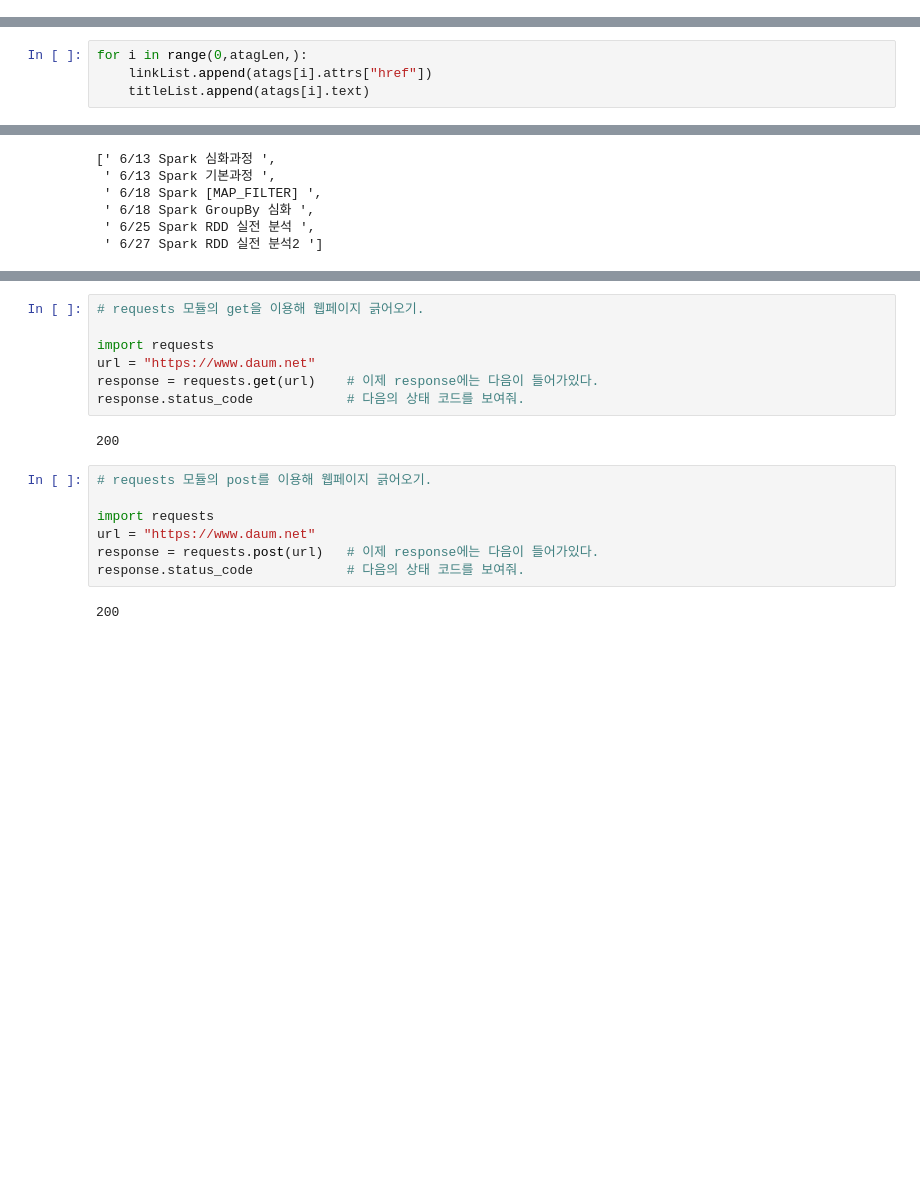
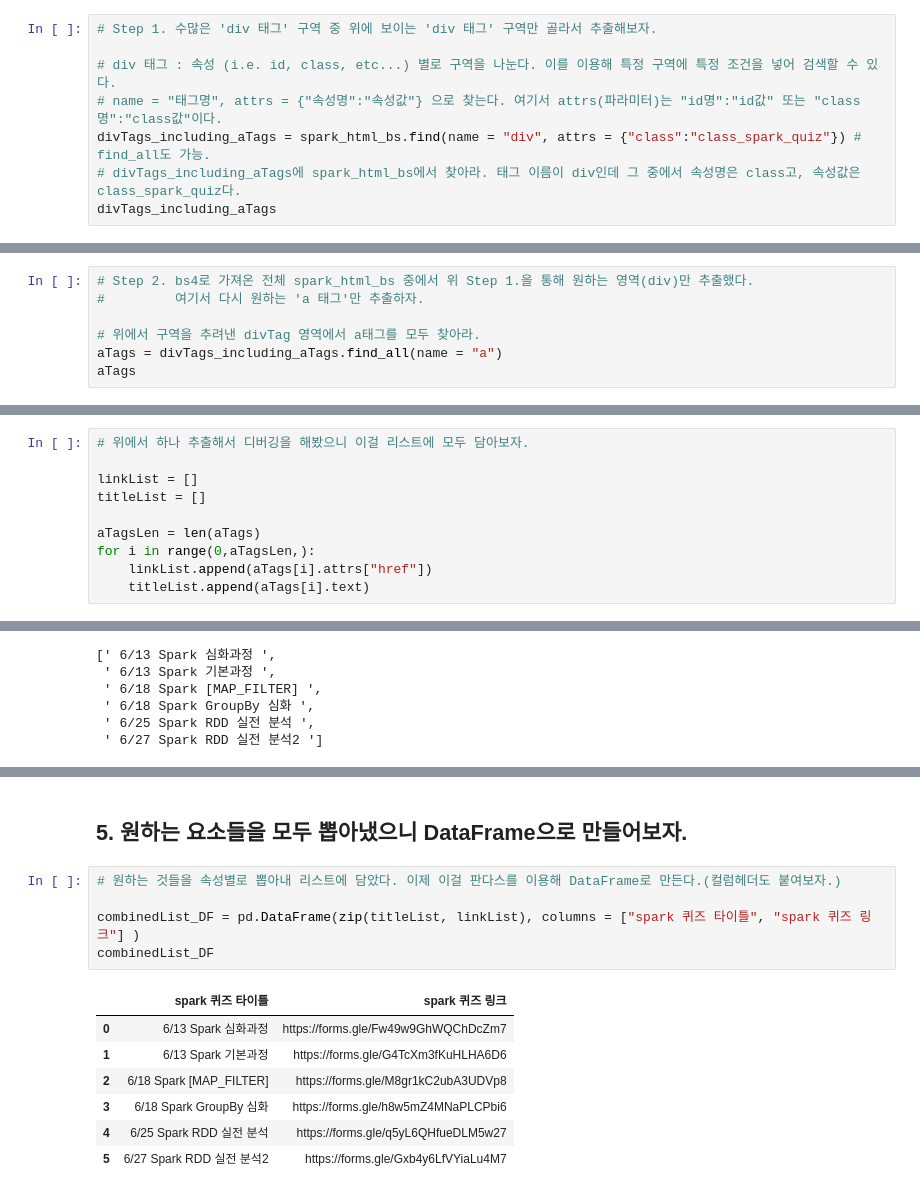
Before and after one commit to sbpark88/Python_Study, a Jupyter notebook: lecture/Study 4.13.ipynb, the cells around one changed output, grey strips where cells are left out. Saved outputs shown, nothing was run; the diff lists cells and outputs as text; blank space fills up the shorter version.

```diff
--- a/lecture/Study 4.13.ipynb
+++ b/lecture/Study 4.13.ipynb
@@ -318,0 +340,8 @@ print(atags[0],"\n",atags[2],"\n",atags[5])
+# %%
+# Step 1. 수많은 'div 태그' 구역 중 위에 보이는 'div 태그' 구역만 골라서 추출해보자.
+
+# div 태그 : 속성 (i.e. id, class, etc...) 별로 구역을 나눈다. 이를 이용해 특정 구역에 특정 조건을 넣어 검색할 수 있다.
+# name = "태그명", attrs = {"속성명":"속성값"} 으로 찾는다. 여기서 attrs(파라미터)는 "id명":"id값" 또는 "class명":"class값"이다.
+divTags_including_aTags = spark_html_bs.find(name = "div", attrs = {"class":"class_spark_quiz"}) # find_all도 가능.
+# divTags_including_aTags에 spark_html_bs에서 찾아라. 태그 이름이 div인데 그 중에서 속성명은 class고, 속성값은 class_spark_quiz다.
+divTags_including_aTags
@@ -318,0 +415,7 @@ print(atags[0],"\n",atags[2],"\n",atags[5])
+# %%
+# Step 2. bs4로 가져온 전체 spark_html_bs 중에서 위 Step 1.을 통해 원하는 영역(div)만 추출했다.
+#         여기서 다시 원하는 'a 태그'만 추출하자.
+
+# 위에서 구역을 추려낸 divTag 영역에서 a태그를 모두 찾아라.
+aTags = divTags_including_aTags.find_all(name = "a")
+aTags
@@ -335,7 +471,13 @@ atagLen = len(atags)
 # %%
-for i in range(0,atagLen,):
-    linkList.append(atags[i].attrs["href"])
-    titleList.append(atags[i].text)
+# 위에서 하나 추출해서 디버깅을 해봤으니 이걸 리스트에 모두 담아보자.
+
+linkList = []
+titleList = []
+
+aTagsLen = len(aTags)
+for i in range(0,aTagsLen,):
+    linkList.append(aTags[i].attrs["href"])
+    titleList.append(aTags[i].text)
 # %%
 linkList
 # %% [output]
@@ -458,18 +499,15 @@ rowList_DF
-# %%
-# requests 모듈의 get을 이용해 웹페이지 긁어오기.
-
-import requests
-url = "https://www.daum.net"
-response = requests.get(url)    # 이제 response에는 다음이 들어가있다.
-response.status_code            # 다음의 상태 코드를 보여줘.
-# %% [output]
-200
-# %%
-# requests 모듈의 post를 이용해 웹페이지 긁어오기.
-
-import requests
-url = "https://www.daum.net"
-response = requests.post(url)   # 이제 response에는 다음이 들어가있다.
-response.status_code            # 다음의 상태 코드를 보여줘.
-# %% [output]
-200
+# %% [markdown]
+## 5. 원하는 요소들을 모두 뽑아냈으니 DataFrame으로 만들어보자.
+# %%
+# 원하는 것들을 속성별로 뽑아내 리스트에 담았다. 이제 이걸 판다스를 이용해 DataFrame로 만든다.(컬럼헤더도 붙여보자.)
+
+combinedList_DF = pd.DataFrame(zip(titleList, linkList), columns = ["spark 퀴즈 타이틀", "spark 퀴즈 링크"] )
+combinedList_DF
+# %% [output]
+|  | spark 퀴즈 타이틀 | spark 퀴즈 링크 |
+| 0 | 6/13 Spark 심화과정 | https://forms.gle/Fw49w9GhWQChDcZm7 |
+| 1 | 6/13 Spark 기본과정 | https://forms.gle/G4TcXm3fKuHLHA6D6 |
+| 2 | 6/18 Spark [MAP_FILTER] | https://forms.gle/M8gr1kC2ubA3UDVp8 |
+| 3 | 6/18 Spark GroupBy 심화 | https://forms.gle/h8w5mZ4MNaPLCPbi6 |
+| 4 | 6/25 Spark RDD 실전 분석 | https://forms.gle/q5yL6QHfueDLM5w27 |
+| 5 | 6/27 Spark RDD 실전 분석2 | https://forms.gle/Gxb4y6LfVYiaLu4M7 |
```
Also changed, not shown: parts of 72 cells of this notebook.
